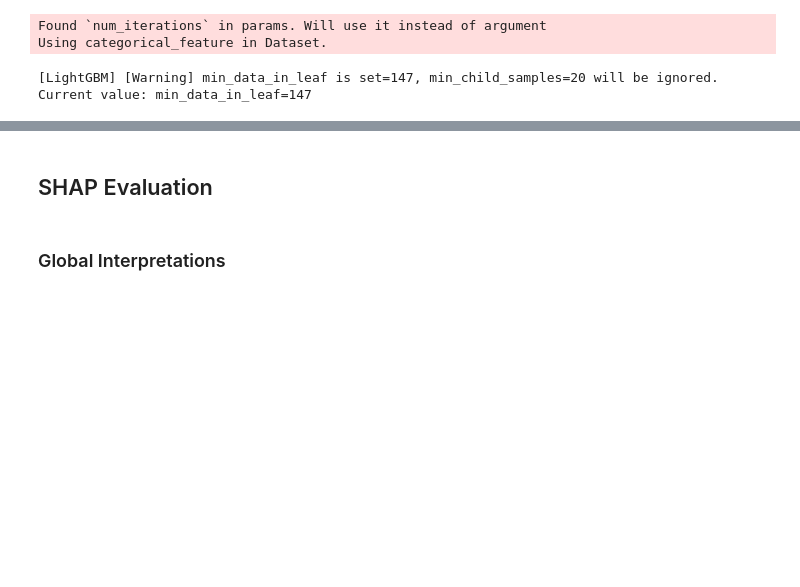
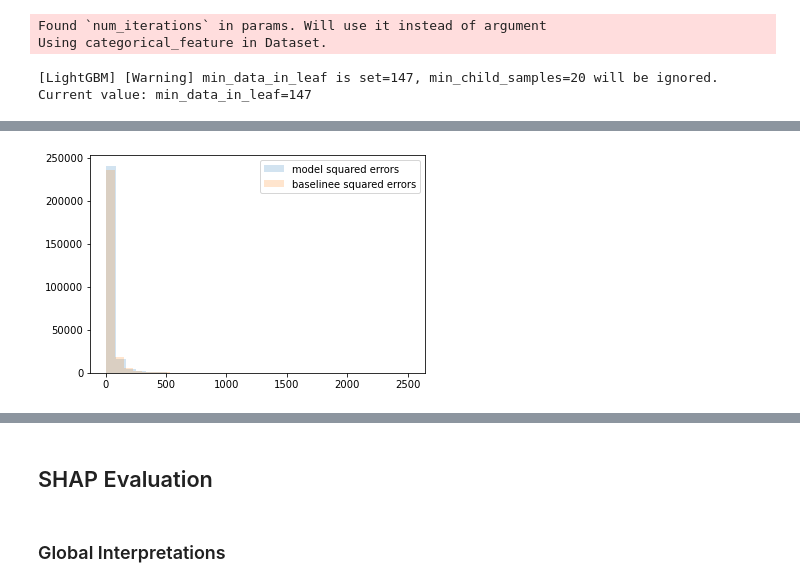
Before and after one commit to mikedataCrunch/paturo-vehicle-speeds, a Jupyter notebook: notebooks/lgbm-eval.ipynb, the cells around one changed output, grey strips where cells are left out. Drawn from its saved outputs; the diff is of its cells as text; code cells hidden in the pictures; blank space fills up the shorter version.

```diff
--- a/notebooks/lgbm-eval.ipynb
+++ b/notebooks/lgbm-eval.ipynb
@@ -297,0 +359,7 @@ print("p-value: ", p_val)
+# %%
+plt.hist(model_err**2, bins=30, alpha=0.2, label='model squared errors')
+plt.hist(baseline_err**2, bins=30, alpha=0.2, label='baselinee squared errors')
+plt.legend(loc='upper right')
+plt.show()
+# %% [output]
+[figure, added]
```
Also changed, not shown: parts of 32 cells of this notebook.
